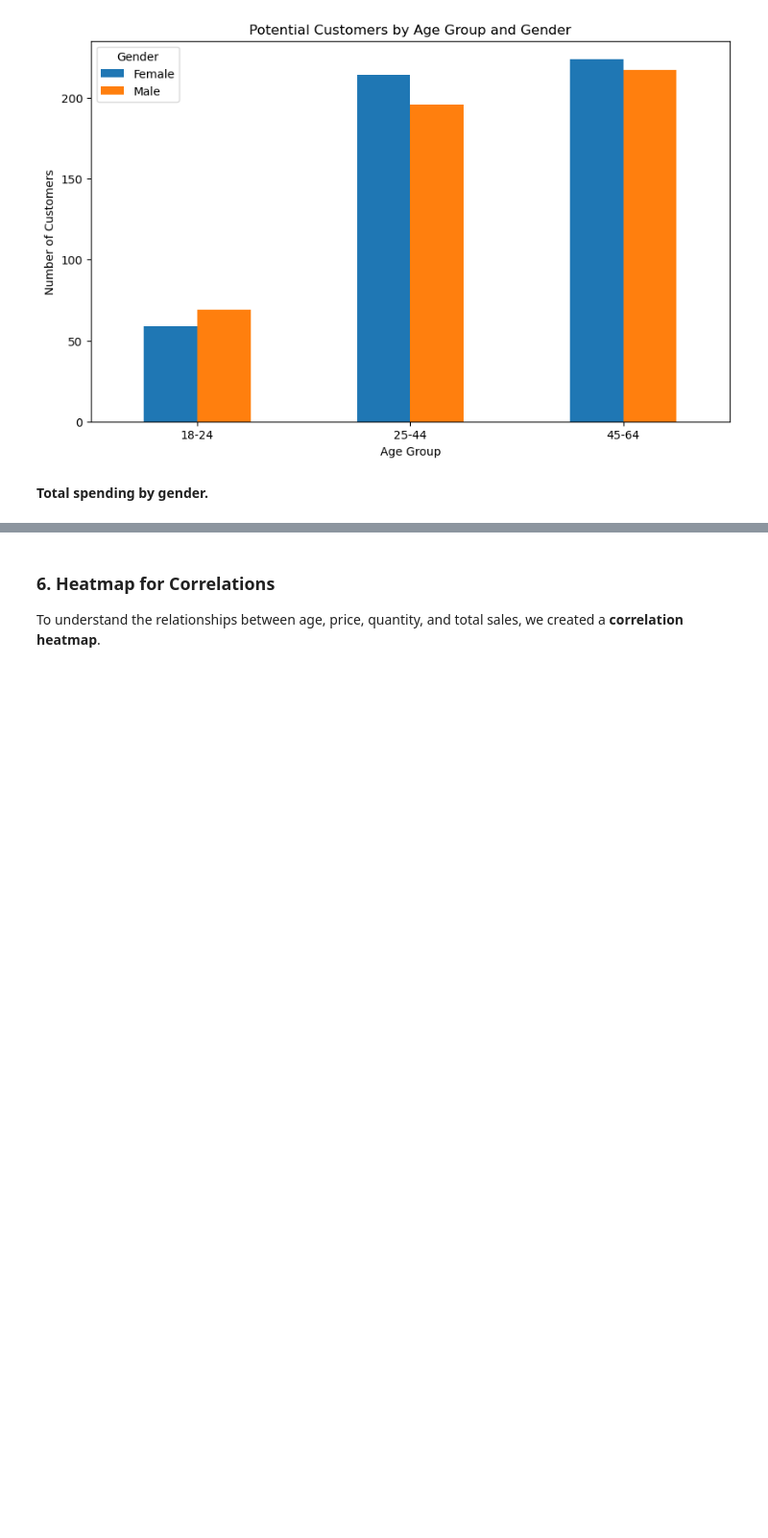
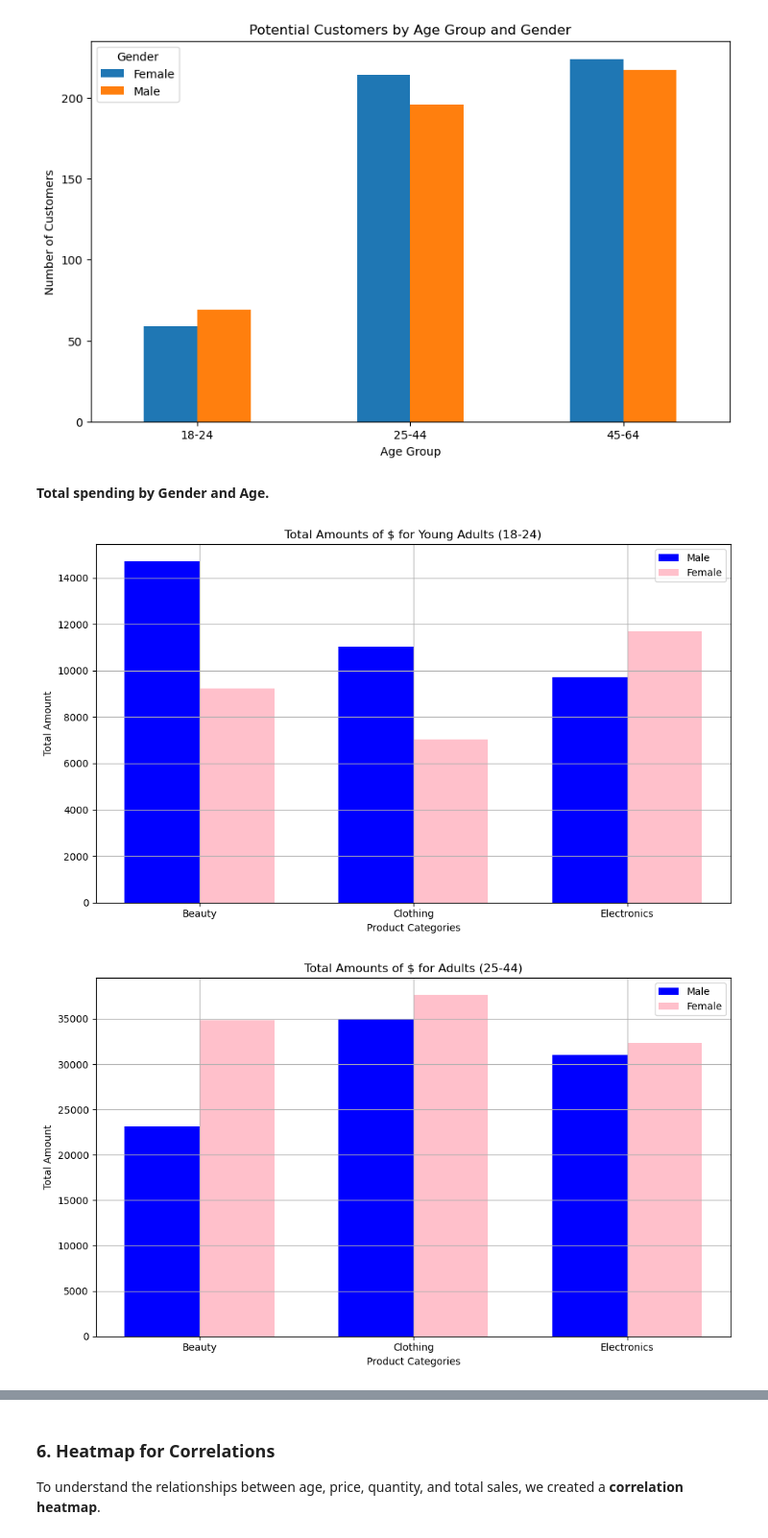
Before and after one commit to Ezzy401k/OIBSIP, a Jupyter notebook: project 1/Exploratory Data Analysis (EDA) on Retail Sales Data.ipynb, the cells around one changed output, grey strips where cells are left out. Shown at 96% size. Cells and saved outputs as stored; diff of their text form; code cells hidden in the pictures; blank space fills up the shorter version.

Commit message:
Update Exploratory Data Analysis (EDA) on Retail Sales Data.ipynb
revised analysis

```diff
--- a/project 1/Exploratory Data Analysis (EDA) on Retail Sales Data.ipynb
+++ b/project 1/Exploratory Data Analysis (EDA) on Retail Sales Data.ipynb
@@ -166,4 +167,42 @@ plt.show()
 # %% [output]
 [figure]
 # %% [markdown]
-**Total spending by gender.**
+**Total spending by Gender and Age.**
+# %%
+male_young = data[(data['Gender']=='Male') & (data['Age Group']=='18-24')].groupby('Product Category')['Total Amount'].sum().reset_index()
+female_young = data[(data['Gender']=='Female') & (data['Age Group']=='18-24')].groupby('Product Category')['Total Amount'].sum().reset_index()
+
+male_adult = data[(data['Gender']=='Male') & (data['Age Group']=='25-44')].groupby('Product Category')['Total Amount'].sum().reset_index()
+female_adult = data[(data['Gender']=='Female') & (data['Age Group']=='25-44')].groupby('Product Category')['Total Amount'].sum().reset_index()
+
+male_old = data[(data['Gender']=='Male') & (data['Age Group']=='45-64')].groupby('Product Category')['Total Amount'].sum().reset_index()
+female_old = data[(data['Gender']=='Female') & (data['Age Group']=='45-64')].groupby('Product Category')['Total Amount'].sum().reset_index()
+# %%
+# Prepare data for plotting
+def plot_bar_chart(categories, values_male, values_female, title):
+    index = np.arange(len(categories))
+    bar_width = 0.35
+
+    fig, ax = plt.subplots(figsize=(10, 6))
+
+    bars_male = ax.bar(index - bar_width/2, values_male, bar_width, label='Male', color='blue')
+    bars_female = ax.bar(index + bar_width/2, values_female, bar_width, label='Female', color='pink')
+
+    ax.set_title(title)
+    ax.set_xlabel('Product Categories')
+    ax.set_ylabel('Total Amount')
+    ax.set_xticks(index)
+    ax.set_xticklabels(categories)
+    ax.legend()
+    ax.grid()
+
+    plt.tight_layout()
+    plt.show()
+# %%
+# Plot separate graphs for each age group
+plot_bar_chart(male_young['Product Category'], male_young['Total Amount'], female_young['Total Amount'], 'Total Amounts of $ for Young Adults (18-24)')
+plot_bar_chart(male_young['Product Category'], male_adult['Total Amount'], female_adult['Total Amount'], 'Total Amounts of $ for Adults (25-44)')
+plot_bar_chart(male_young['Product Category'], male_old['Total Amount'], female_old['Total Amount'], 'Total Amounts of $ for Older Adults (45-64)')
+# %% [output]
+[figure, added]
+[figure, added]
```
Also changed, not shown: parts of 4 cells of this notebook.
